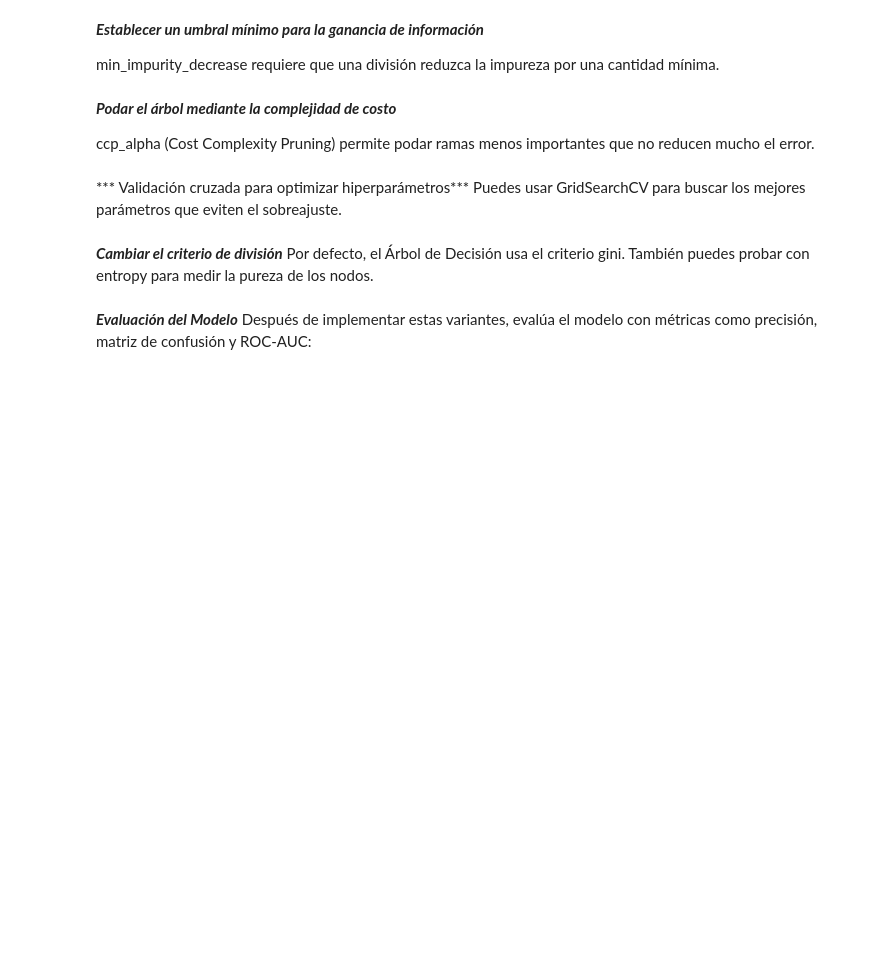
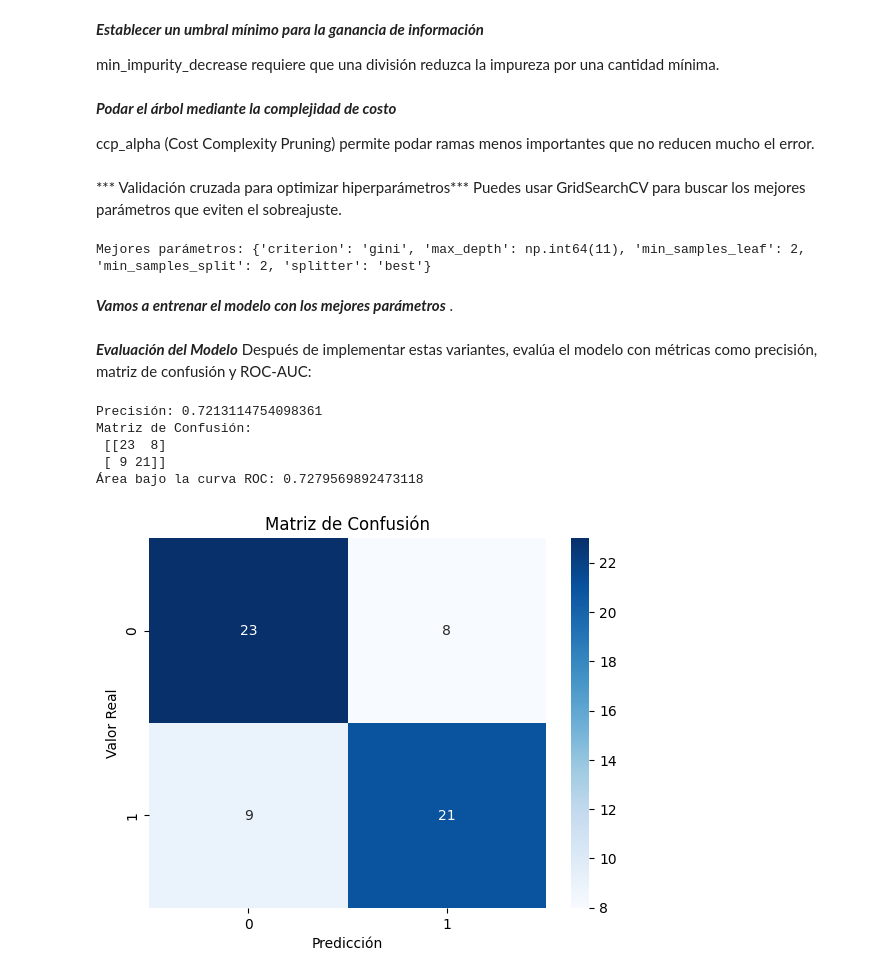
Before and after one commit to FelipeAfana/Apuntes-2-Inteligencia-Artificial, a Jupyter notebook: Fundamento_Cuaderno_11_Árboles_de_Decisión_para_Clasificación.ipynb, the cells around one changed output. Drawn from its saved outputs; the diff is of its cells as text; code cells hidden in the pictures; blank space fills up the shorter version.

```diff
--- a/Fundamento_Cuaderno_11_Árboles_de_Decisión_para_Clasificación.ipynb
+++ b/Fundamento_Cuaderno_11_Árboles_de_Decisión_para_Clasificación.ipynb
@@ -336,10 +469,11 @@ Puedes usar GridSearchCV para buscar los mejores parámetros que eviten el sobre
 from sklearn.model_selection import GridSearchCV
 
 param_grid = {
-    'max_depth': [3, 5, 10],
-    'min_samples_split': [2, 5, 10],
-    'min_samples_leaf': [1, 3, 5],
-    'ccp_alpha': [0.0, 0.01, 0.1],
+    'max_depth': np.arange(5, 14),
+    'min_samples_split': [2, 3, 5, 7],
+    'min_samples_leaf': [1, 2,3,4,5],
+    'criterion':['gini', 'entropy', 'log_loss'],
+    'splitter': ['best', 'random']
 }
 
 grid_search = GridSearchCV(DecisionTreeClassifier(random_state=42), param_grid, cv=5, scoring='accuracy')
@@ -349,11 +483,13 @@ best_tree = grid_search.best_estimator_
 y_pred = best_tree.predict(X_test)
 
 print("Mejores parámetros:", grid_search.best_params_)
+# %% [output]
+Mejores parámetros: {'criterion': 'gini', 'max_depth': np.int64(11), 'min_samples_leaf': 2, 'min_samples_split': 2, 'splitter': 'best'}
-# %% [markdown]
-***Cambiar el criterio de división***
-Por defecto, el Árbol de Decisión usa el criterio gini. También puedes probar con entropy para medir la pureza de los nodos.
+# %% [markdown]
+***Vamos a entrenar el modelo con los mejores parámetros***
+.
 # %%
-tree_clf = DecisionTreeClassifier(criterion='entropy', random_state=42)
+tree_clf = DecisionTreeClassifier(criterion='gini', random_state=42,max_depth=11,min_samples_leaf=2,min_samples_split=2,splitter='best')
 tree_clf.fit(X_train, y_train)
 y_pred = tree_clf.predict(X_test)
 # %% [markdown]
@@ -372,3 +508,19 @@ print("Matriz de Confusión:\n", conf_matrix)
 if len(np.unique(y_test)) > 1:
     roc_auc = roc_auc_score(y_test, tree_clf.predict_proba(X_test)[:, 1])
     print("Área bajo la curva ROC:", roc_auc)
+# %% [output]
+Precisión: 0.7213114754098361
+Matriz de Confusión:
+ [[23  8]
+ [ 9 21]]
+Área bajo la curva ROC: 0.7279569892473118
+# %%
+#Dibujamos la matriz de confusión con seaborn con mapa de calor
+import seaborn as sns
+sns.heatmap(conf_matrix, annot=True, fmt='d', cmap='Blues')
+plt.xlabel('Predicción')
+plt.ylabel('Valor Real')
+plt.title('Matriz de Confusión')
+plt.show()
+# %% [output]
+[figure, added]
```
Also changed, not shown: parts of 26 cells of this notebook.
